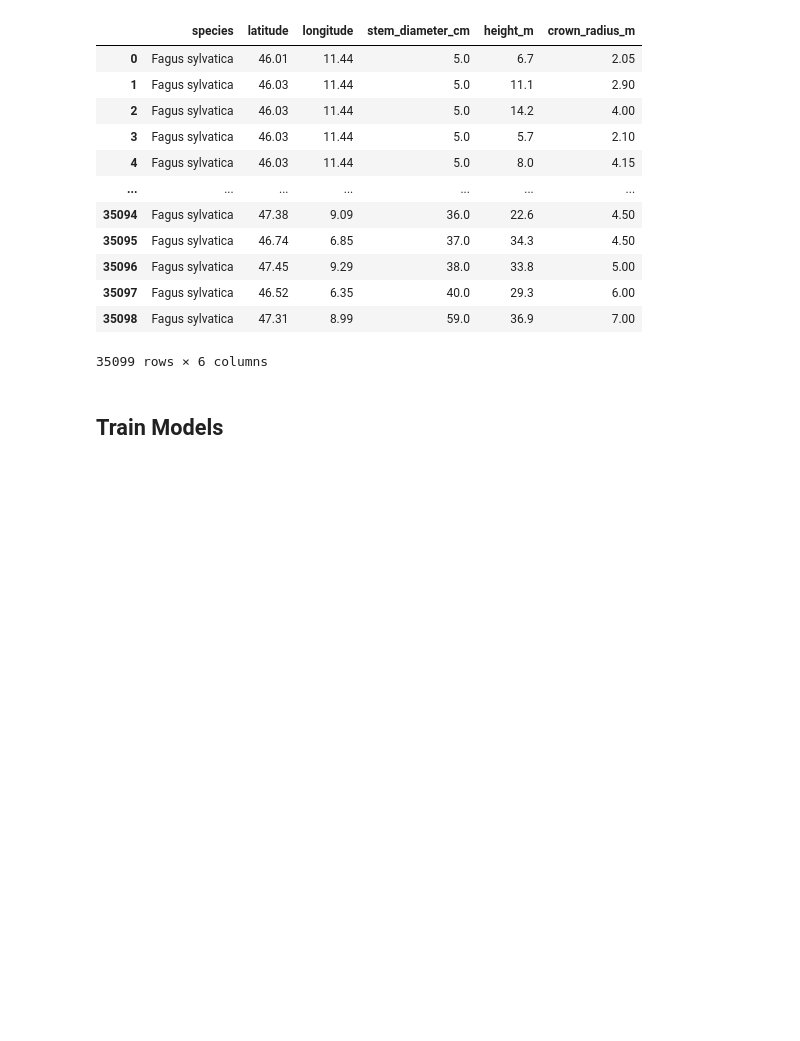
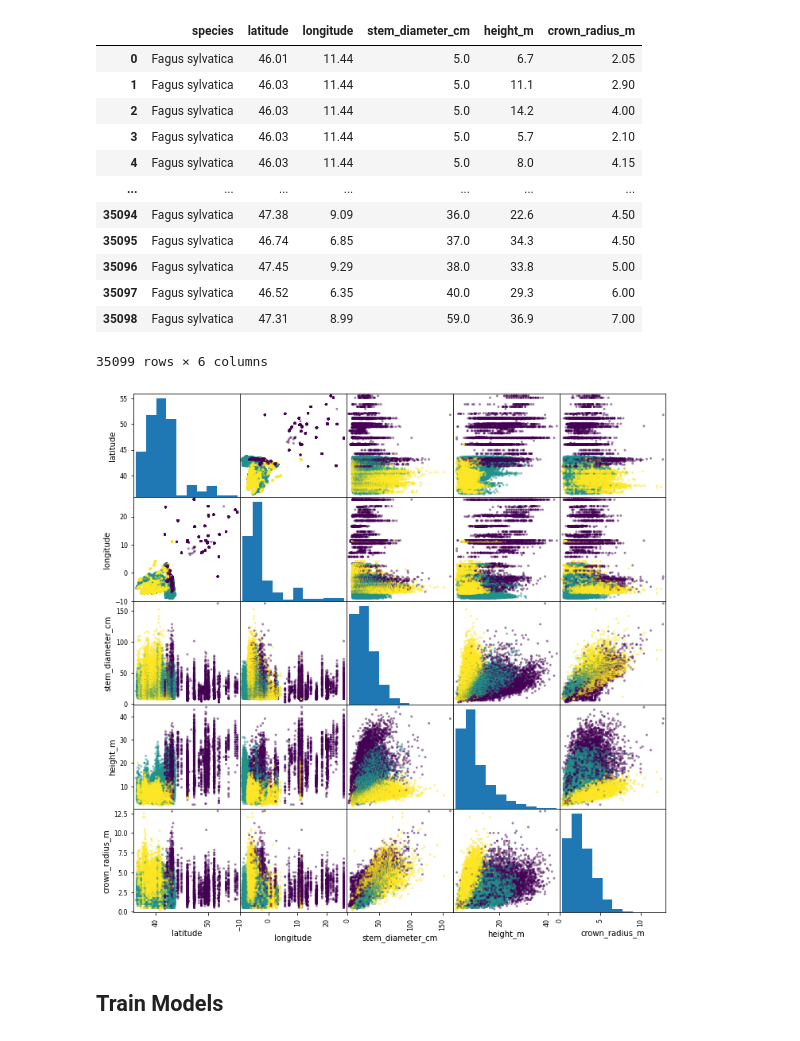
Before and after one commit to rodirk/spezielle_bioinfo_2_22, a Jupyter notebook: baum_klassifikation.ipynb, the cells around one changed output. Drawn from its saved outputs; the diff is of its cells as text; code cells hidden in the pictures; blank space fills up the shorter version.

Commit message:
Add scatter_matrix and tree viz

```diff
--- a/baum_klassifikation.ipynb
+++ b/baum_klassifikation.ipynb
@@ -14,6 +14,7 @@ from sklearn.model_selection import train_test_split
 ### Data Loading
 # %%
 data = pd.read_csv("https://raw.githubusercontent.com/ddojo/ddojo.github.io/main/sessions/14_trees/train.tsv", sep="\t")
+data["species"] = data.species.astype("category")
 # %%
 X = data.dropna().drop("species",axis=1)
 y = data.dropna().species
@@ -50,3 +65,7 @@ data
+# %%
+pd.plotting.scatter_matrix(data.dropna(), c=data.dropna().species.cat.codes, figsize=(12,12));
+# %% [output]
+[figure, added]
 # %% [markdown]
 ## Train Models
 # %% [markdown]
```
Also changed, not shown: parts of 6 cells of this notebook.
